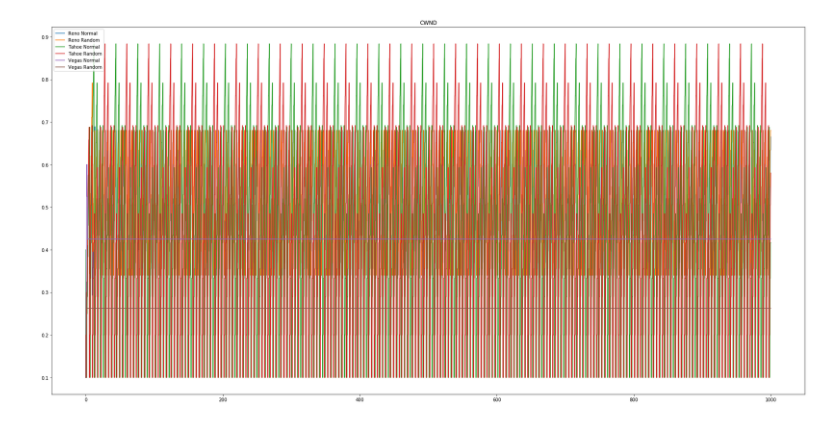
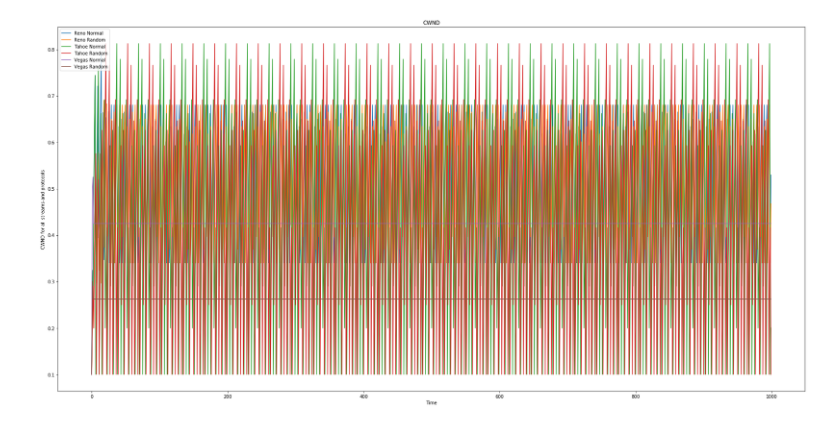
Before and after one commit to rastadayon/TCP-Congestion-Control-Analysis, a Jupyter notebook: CA2-Report.ipynb, the cells around one changed output. Cells and saved outputs as stored; diff of their text form; code cells hidden in the pictures.

```diff
--- a/CA2-Report.ipynb
+++ b/CA2-Report.ipynb
@@ -6,8 +6,8 @@ import numpy as np
 import os
 # %%
 time_length = 1000
-time_step = 0.1
-inverse_time_step = 10
+time_step = 1
+inverse_time_step = 1
 # %%
 def make_cwnd_rtt(input1, input2, file_name):
     with open(file_name) as f:
@@ -226,14 +226,16 @@ vegas_goodput2 = [x/10 for x in vegas_goodput2]
 # %%
 plt.figure(figsize=(30,15))
 plt.plot(np.arange(0, time_length, time_step), reno_cwnd1)
 plt.plot(np.arange(0, time_length, time_step), reno_cwnd2)
 plt.plot(np.arange(0, time_length, time_step), tahoe_cwnd1)
 plt.plot(np.arange(0, time_length, time_step), tahoe_cwnd2)
 plt.plot(np.arange(0, time_length, time_step), vegas_cwnd1)
 plt.plot(np.arange(0, time_length, time_step), vegas_cwnd2)
 plt.legend(['Reno Normal', 'Reno Random','Tahoe Normal', 'Tahoe Random',
            'Vegas Normal', 'Vegas Random'], loc='upper left')
+plt.xlabel('Time')
+plt.ylabel('CWND for all streams and protocols')
 plt.title('CWND')
 plt.show()
 # %% [output]
-[figure, old version]
+[figure, new version]
```
Also changed, not shown: parts of 4 cells of this notebook, 12 other files.
